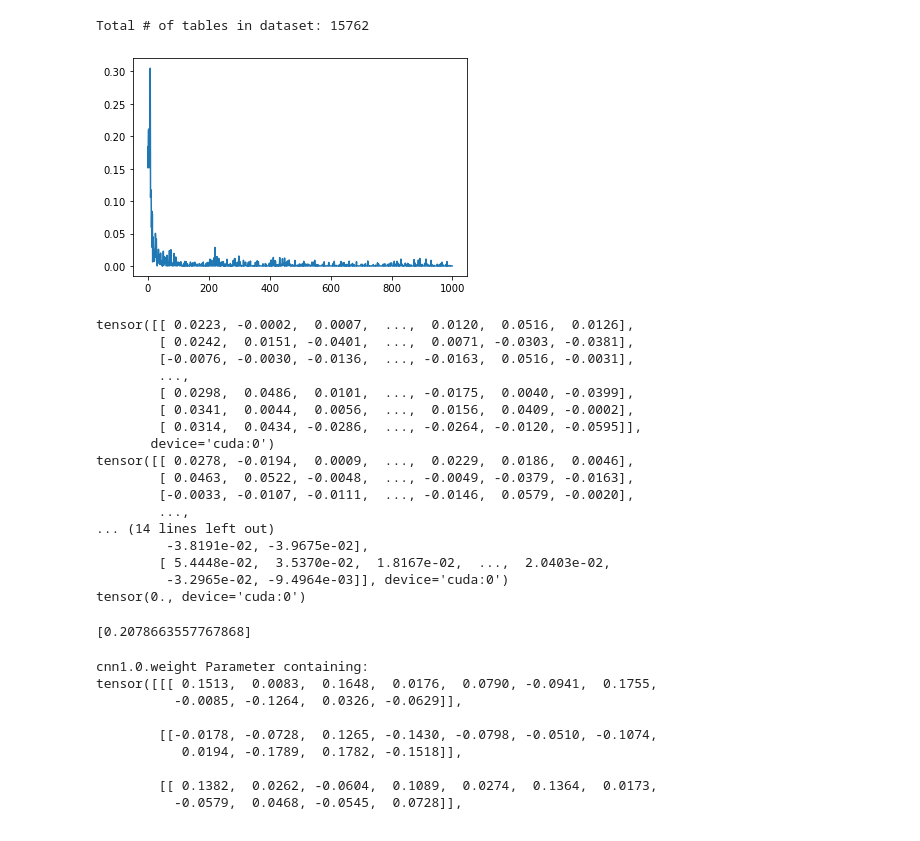
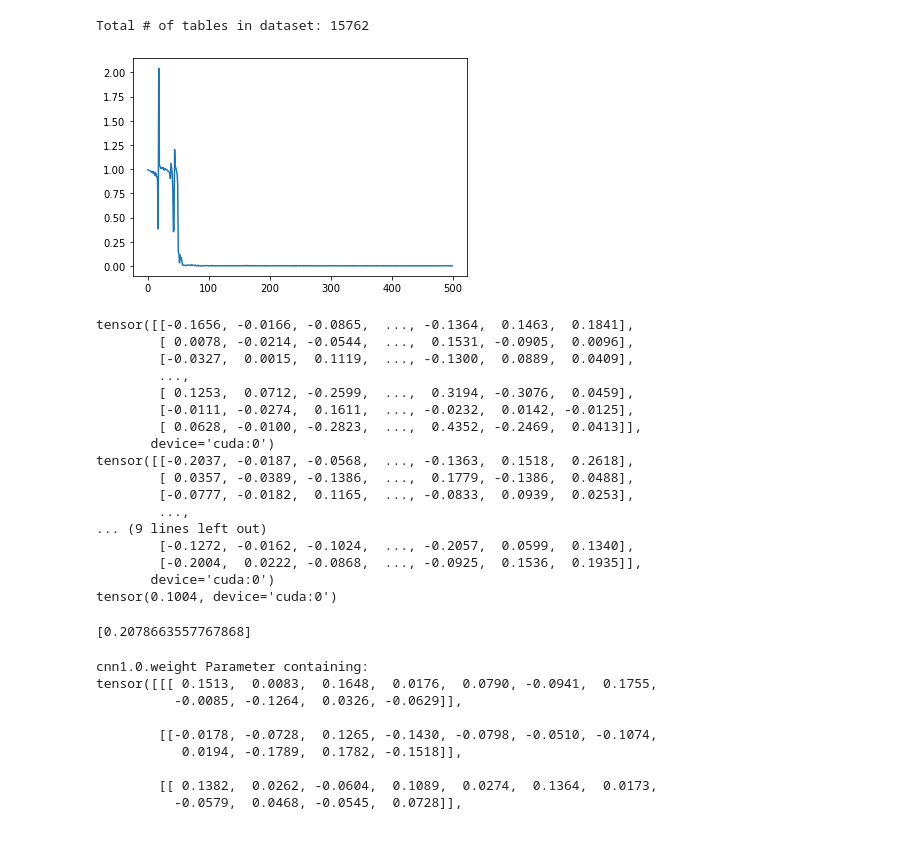
Before and after one commit to psaunderualberta/BareTQL_ML, a Jupyter notebook: Data Analysis/BareTQL Data Analysis.ipynb, the cells around one changed output. Drawn from its saved outputs; the diff is of its cells as text; code cells hidden in the pictures.

Commit message:
Making progress with small conv model, need to test on large dataset

```diff
--- a/Data Analysis/BareTQL Data Analysis.ipynb
+++ b/Data Analysis/BareTQL Data Analysis.ipynb
@@ -278,7 +279,7 @@ class TableDataset(torch.utils.data.Dataset):
         self.table_positions = self.get_table_positions()
         return
 
-    def get_triplets(self, model, start_idx, batch_size, rows_per_table=40):
+    def get_triplets(self, model, start_idx, batch_size, rows_per_table=20):
         """
         Using an online novel triplet mining strategy described in https://arxiv.org/pdf/1503.03832.pdf
 
@@ -347,7 +348,7 @@ class TableDataset(torch.utils.data.Dataset):
 table_tensors_train = []
 table_tensors_val = []
 table_tensors_test = []
-take_tables = 2
+take_tables = 1000
 torch.manual_seed(42)
 
 # Generate training, validation, and testing datasets
@@ -374,5 +372,5 @@ batch, anchors, positives, negatives = dataset_val.get_triplets(model, 0, 2)
 # %%
-def train(model, optimizer, loss_fn, data, epoch, BATCH_SIZE=2):
+def train(model, optimizer, loss_fn, data, epoch, BATCH_SIZE=200):
     model.train()
     losses = []
 
@@ -391,37 +389,37 @@ def train(model, optimizer, loss_fn, data, epoch, BATCH_SIZE=2):
 
     return losses
 
 def evaluate(model, data):
     model.eval()
     with torch.no_grad():
         precision_scores = data.get_average_precision(model)
 
     return precision_scores
 
 
-EPOCHS = 1000
+EPOCHS = 100
 model = LinearModel(256).to(device)
-loss_fn = nn.TripletMarginLoss(0.2, 2).to(device)
+loss_fn = nn.TripletMarginLoss(1, 2).to(device)
 optimizer = optim.SGD(model.parameters(), lr = 1, weight_decay=0.0005)
 train_losses = []
-SAVE_MODEL = True
+SAVE_MODEL = False
 
 for epoch in range(EPOCHS):
     dataset_train.shuffle()
     train_losses += train(model, optimizer, loss_fn, dataset_train, epoch)
 
     # if epoch % 100 == 0:
     #     # dataset_val.shuffle()
     #     prec = evaluate(model, dataset_val)
     #     precision_scores.extend(prec)
     #     print("Average Precision at epoch %s: %s" % (epoch, np.mean(prec)))
 
 if SAVE_MODEL:
     save_model(model, EPOCHS, train_losses)
 else:
     plt.plot(train_losses)
 # %% [output]
-[figure, old version]
+[figure, new version]
 # %%
 with torch.no_grad():
     batch, anchors, positives, negatives = dataset_train.get_triplets(model, 0, 2)
@@ -435,27 +433,27 @@ with torch.no_grad():
 
     print(loss_fn(anchor_embs, positive_embs, negative_embs))
 # %% [output]
-tensor([[ 0.0223, -0.0002,  0.0007,  ...,  0.0120,  0.0516,  0.0126],
-        [ 0.0242,  0.0151, -0.0401,  ...,  0.0071, -0.0303, -0.0381],
-        [-0.0076, -0.0030, -0.0136,  ..., -0.0163,  0.0516, -0.0031],
+tensor([[-0.1656, -0.0166, -0.0865,  ..., -0.1364,  0.1463,  0.1841],
+        [ 0.0078, -0.0214, -0.0544,  ...,  0.1531, -0.0905,  0.0096],
+        [-0.0327,  0.0015,  0.1119,  ..., -0.1300,  0.0889,  0.0409],
         ...,
-        [ 0.0298,  0.0486,  0.0101,  ..., -0.0175,  0.0040, -0.0399],
-        [ 0.0341,  0.0044,  0.0056,  ...,  0.0156,  0.0409, -0.0002],
-        [ 0.0314,  0.0434, -0.0286,  ..., -0.0264, -0.0120, -0.0595]],
+        [ 0.1253,  0.0712, -0.2599,  ...,  0.3194, -0.3076,  0.0459],
+        [-0.0111, -0.0274,  0.1611,  ..., -0.0232,  0.0142, -0.0125],
+        [ 0.0628, -0.0100, -0.2823,  ...,  0.4352, -0.2469,  0.0413]],
        device='cuda:0')
-tensor([[ 0.0278, -0.0194,  0.0009,  ...,  0.0229,  0.0186,  0.0046],
-        [ 0.0463,  0.0522, -0.0048,  ..., -0.0049, -0.0379, -0.0163],
-        [-0.0033, -0.0107, -0.0111,  ..., -0.0146,  0.0579, -0.0020],
+tensor([[-0.2037, -0.0187, -0.0568,  ..., -0.1363,  0.1518,  0.2618],
+        [ 0.0357, -0.0389, -0.1386,  ...,  0.1779, -0.1386,  0.0488],
+        [-0.0777, -0.0182,  0.1165,  ..., -0.0833,  0.0939,  0.0253],
         ...,
-... (14 lines left out)
-         -3.8191e-02, -3.9675e-02],
-        [ 5.4448e-02,  3.5370e-02,  1.8167e-02,  ...,  2.0403e-02,
-         -3.2965e-02, -9.4964e-03]], device='cuda:0')
-tensor(0., device='cuda:0')
+... (9 lines left out)
+        [-0.1272, -0.0162, -0.1024,  ..., -0.2057,  0.0599,  0.1340],
+        [-0.2004,  0.0222, -0.0868,  ..., -0.0925,  0.1536,  0.1935]],
+       device='cuda:0')
+tensor(0.1004, device='cuda:0')
-# %%
-train_losses
-# %% [output]
-[0.2078663557767868]
+# %%
+batch, anchors, positives, negatives = dataset_val.get_triplets(model, 0, 2)
+# %% [output]
+[0.2078663557767868]
 # %%
 for x, y in model.named_parameters():
     print(x, y)
```
Also changed, not shown: parts of 3 cells of this notebook.
